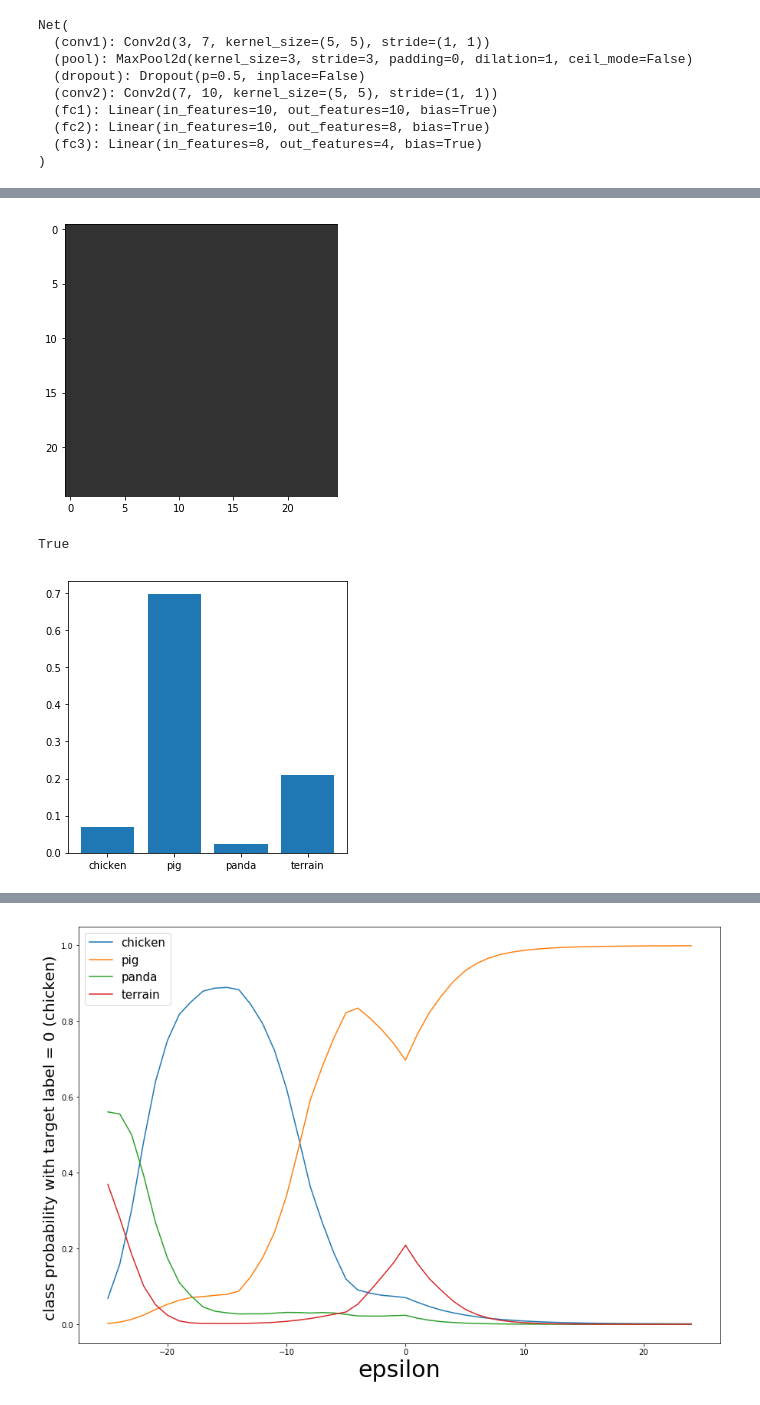
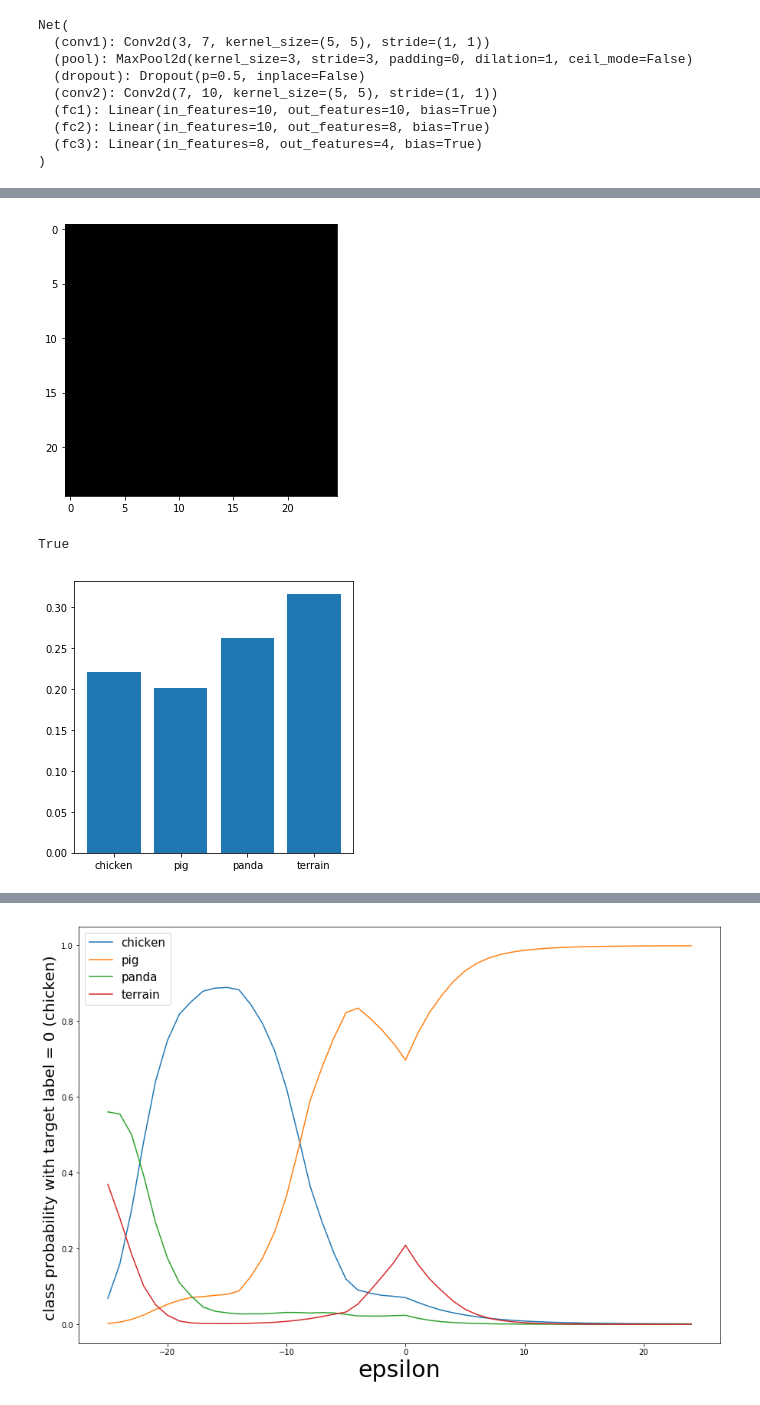
Before and after one commit to Mayukhdeb/deep-chicken-saviour, a Jupyter notebook: generating_adversarial_patches.ipynb, the cells around one changed output, grey strips where cells are left out. Cells and saved outputs as stored; diff of their text form; code cells hidden in the pictures.

Commit message:
darker initial image

```diff
--- a/generating_adversarial_patches.ipynb
+++ b/generating_adversarial_patches.ipynb
@@ -74,17 +86,17 @@ def result_to_bar_graph(output_tensor):
 # %%
 plt.rcParams["figure.figsize"] = (5,5)
 
-noise = torch.ones([1,3,25,25])*50
+noise = torch.ones([1,3,25,25])
 noise_np = tensor_to_image(noise)
 
 res = hunter(noise)
 
 plt.imshow(noise_np)
 plt.show()
 
 result_to_bar_graph(res)
 cv2.imwrite("images/noise.png", noise_np)
 # %% [output]
-[figure, old version]
+[figure, new version]
 True
-[figure, old version]
+[figure, new version]
```
Also changed, not shown: parts of 13 cells of this notebook.
